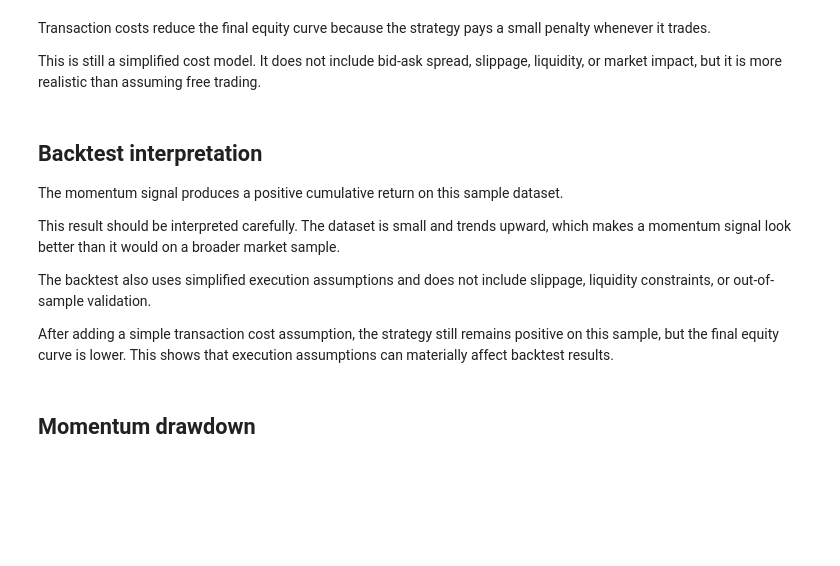
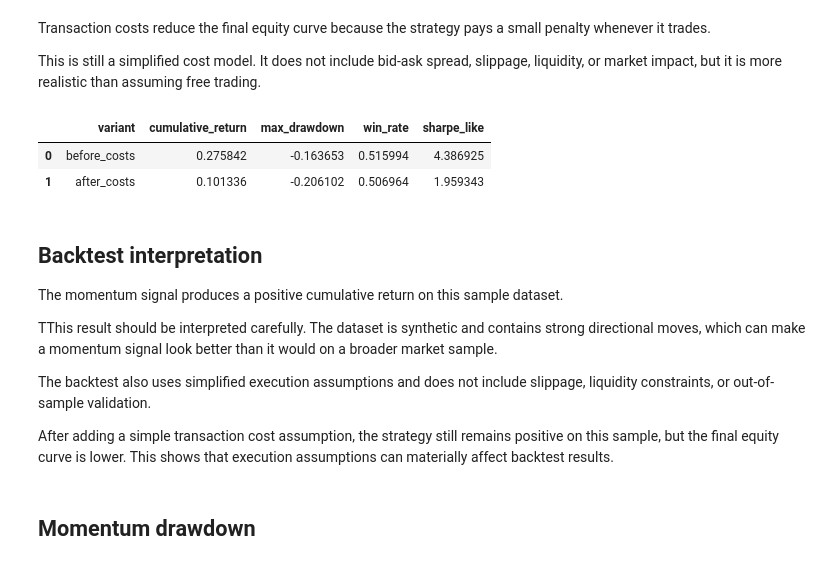
Before and after one commit to Piotr-Gala/market-signal-lab, a Jupyter notebook: notebooks/market_signal_analysis_volatile_sample.ipynb, the cells around one changed output. Saved outputs shown, nothing was run; the diff lists cells and outputs as text; code cells hidden in the pictures; blank space fills up the shorter version.

Commit message:
Add transaction cost metrics table

```diff
--- a/notebooks/market_signal_analysis_volatile_sample.ipynb
+++ b/notebooks/market_signal_analysis_volatile_sample.ipynb
@@ -300,12 +300,43 @@ plt.show()
 Transaction costs reduce the final equity curve because the strategy pays a small penalty whenever it trades.
 
 This is still a simplified cost model. It does not include bid-ask spread, slippage, liquidity, or market impact, but it is more realistic than assuming free trading.
+# %%
+cost_comparison = pd.DataFrame(
+    [
+        {
+            "variant": "before_costs",
+            "cumulative_return": df["momentum_equity_curve"].iloc[-1] - 1,
+            "max_drawdown": calculate_max_drawdown(df["momentum_equity_curve"]),
+            "win_rate": calculate_win_rate(df["momentum_return"]),
+            "sharpe_like": calculate_sharpe_like(
+                df["momentum_return"],
+                periods_per_year=24 * 365,
+            ),
+        },
+        {
+            "variant": "after_costs",
+            "cumulative_return": df["momentum_equity_curve_after_costs"].iloc[-1] - 1,
+            "max_drawdown": calculate_max_drawdown(df["momentum_equity_curve_after_costs"]),
+            "win_rate": calculate_win_rate(df["momentum_return_after_costs"]),
+            "sharpe_like": calculate_sharpe_like(
+                df["momentum_return_after_costs"],
+                periods_per_year=24 * 365,
+            ),
+        },
+    ]
+)
+
+cost_comparison
+# %% [output]
+|  | variant | cumulative_return | max_drawdown | win_rate | sharpe_like |
+| 0 | before_costs | 0.275842 | -0.163653 | 0.515994 | 4.386925 |
+| 1 | after_costs | 0.101336 | -0.206102 | 0.506964 | 1.959343 |
 # %% [markdown]
 ## Backtest interpretation
 
 The momentum signal produces a positive cumulative return on this sample dataset.
 
-This result should be interpreted carefully. The dataset is small and trends upward, which makes a momentum signal look better than it would on a broader market sample.
+TThis result should be interpreted carefully. The dataset is synthetic and contains strong directional moves, which can make a momentum signal look better than it would on a broader market sample.
 
 The backtest also uses simplified execution assumptions and does not include slippage, liquidity constraints, or out-of-sample validation.
 
```
